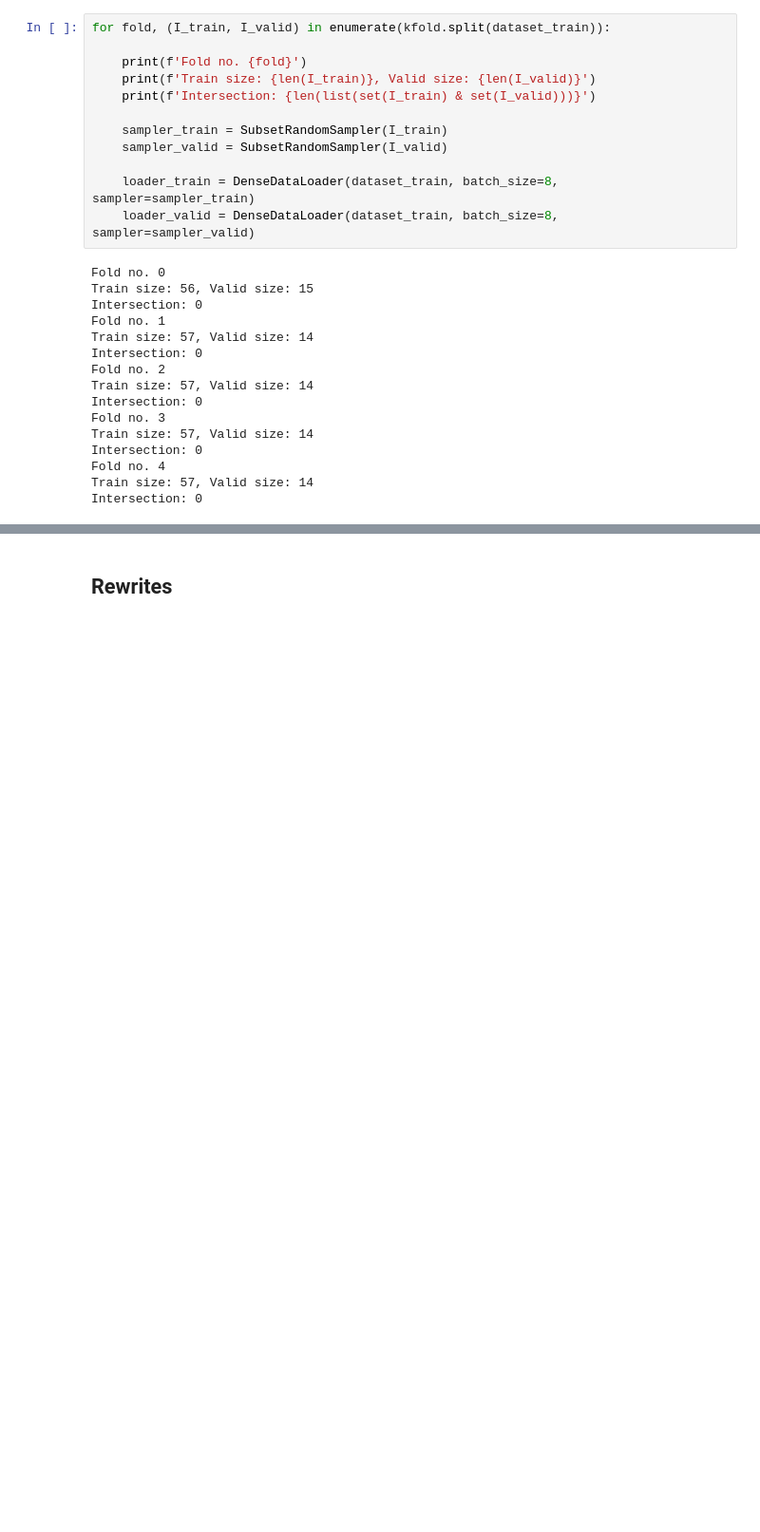
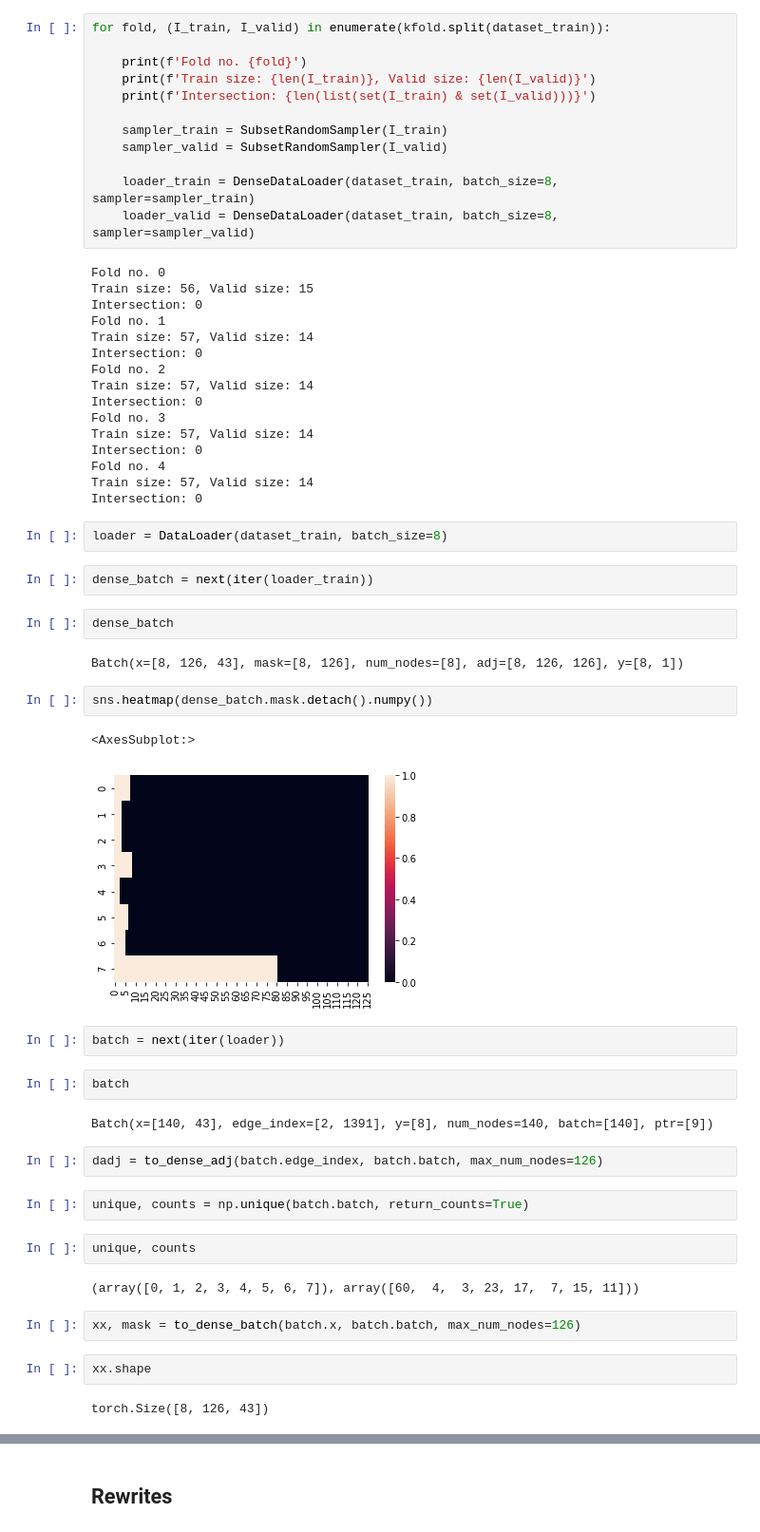
Before and after one commit to arnauddhaene/graphmel, a Jupyter notebook: notebooks/cross-val.ipynb, the cells around one changed output, grey strips where cells are left out. Shown: that part at 95% size. Cells and saved outputs as stored; diff of their text form; blank space fills up the shorter version.

```diff
--- a/notebooks/cross-val.ipynb
+++ b/notebooks/cross-val.ipynb
@@ -70,3 +89,36 @@ Intersection: 0
 Fold no. 4
 Train size: 57, Valid size: 14
 Intersection: 0
+# %%
+loader = DataLoader(dataset_train, batch_size=8)
+# %%
+dense_batch = next(iter(loader_train))
+# %%
+dense_batch
+# %% [output]
+Batch(x=[8, 126, 43], mask=[8, 126], num_nodes=[8], adj=[8, 126, 126], y=[8, 1])
+# %%
+sns.heatmap(dense_batch.mask.detach().numpy())
+# %% [output]
+<AxesSubplot:>
+[figure, added]
+# %%
+batch = next(iter(loader))
+# %%
+batch
+# %% [output]
+Batch(x=[140, 43], edge_index=[2, 1391], y=[8], num_nodes=140, batch=[140], ptr=[9])
+# %%
+dadj = to_dense_adj(batch.edge_index, batch.batch, max_num_nodes=126)
+# %%
+unique, counts = np.unique(batch.batch, return_counts=True)
+# %%
+unique, counts
+# %% [output]
+(array([0, 1, 2, 3, 4, 5, 6, 7]), array([60,  4,  3, 23, 17,  7, 15, 11]))
+# %%
+xx, mask = to_dense_batch(batch.x, batch.batch, max_num_nodes=126)
+# %%
+xx.shape
+# %% [output]
+torch.Size([8, 126, 43])
```
Also changed, not shown: parts of 3 cells of this notebook, 11 other files.
